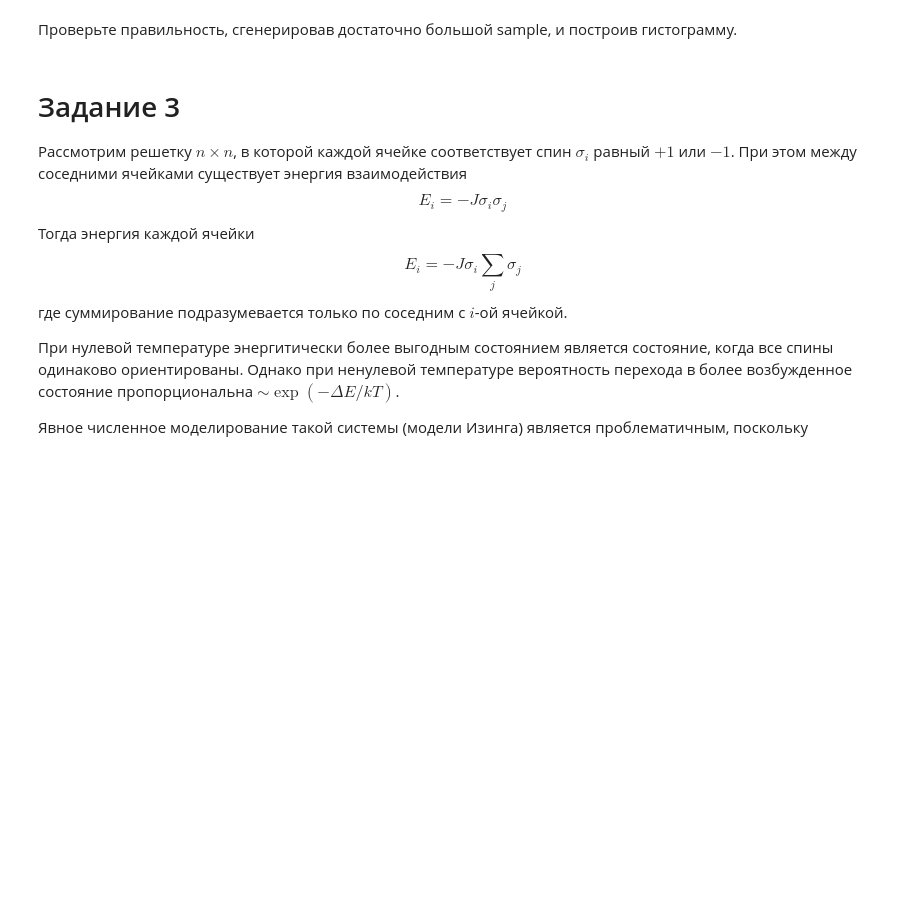
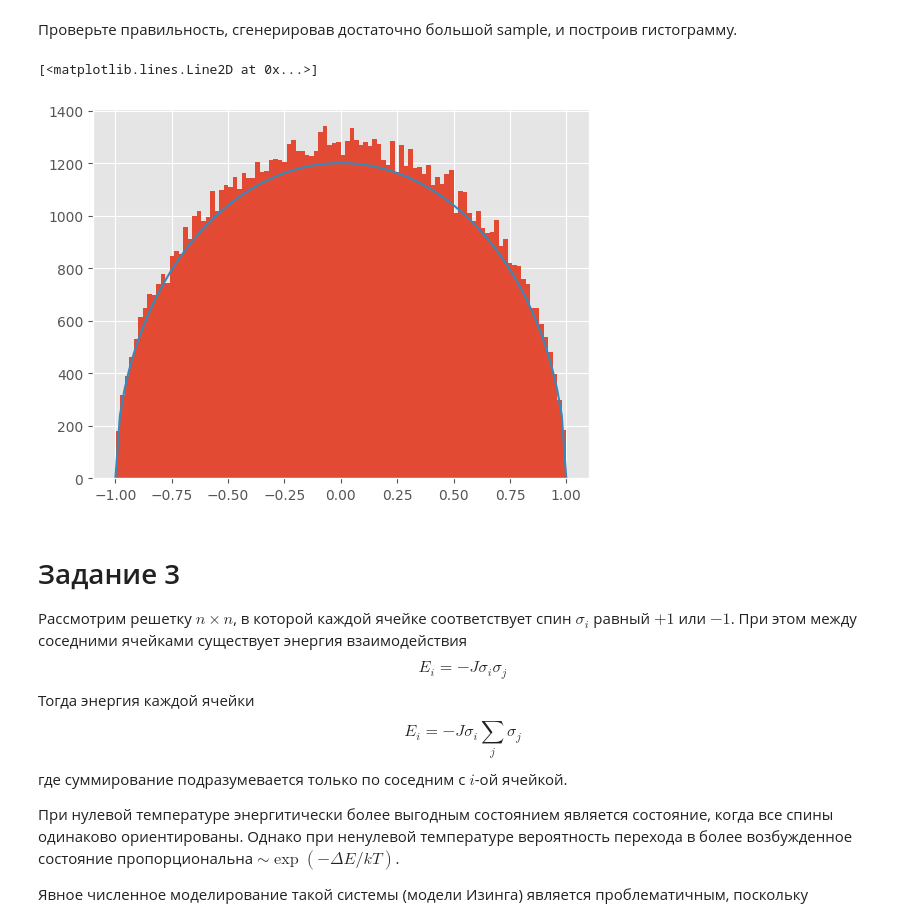
Before and after one commit to Clai101/Comp_Ph, a Jupyter notebook: Monte-Carlo.ipynb, the cells around one changed output. Cells and saved outputs as stored; diff of their text form; code cells hidden in the pictures; blank space fills up the shorter version.

```diff
--- a/Monte-Carlo.ipynb
+++ b/Monte-Carlo.ipynb
@@ -161,20 +189,16 @@ raise NotImplementedError()
 # %% [markdown]
 ## Задание 2.2
 Реализуйте функцию, возвращающую выборку случайной величины с плотностью $\omega(x) \propto \sqrt{1-x^2}, x\in[-1,1]$, используя rejection method.
-# %%
-def getSample(N):
-    """
-    Функция возвращает выборку случайных величин с распределнием ~sqrt(1-x^2)
-
-    --------
-    Аргументы:
-    N - int, количество случайных точек
-    --------
-    Функция возвращает:
-    sample - numpy ndarray of float, массив случайных величин размера N
-    """
-    # YOUR CODE HERE
-    raise NotImplementedError()
-    return sample
+# %%
+def getSample(N):
+    w = lambda x: np.sqrt(1 - x**2)
+    arr = []
+    while len(arr) < N:
+        x = np.random.uniform(low = -1, high= 1)
+        y = np.random.uniform(low = 0, high= 1)
+
+        if y < w(x):
+            arr.append(x)
+    return arr
 # %% [markdown]
 Проверьте правильность, сгенерировав достаточно большой sample, и построив гистограмму.
@@ -184,3 +205,11 @@ raise NotImplementedError()
+# %%
+w = lambda x: np.sqrt(1 - x**2)
+arr = getSample(100000)
+plt.hist(arr, 100)
+plt.plot(np.linspace(-1, 1, 100), np.array([w(i) for i in np.linspace(-1, 1, 100)])*1200)
+# %% [output]
+[<matplotlib.lines.Line2D at 0x...>]
+[figure, added]
 # %% [markdown]
 # Задание 3
 
```
Also changed, not shown: parts of 6 cells of this notebook.
